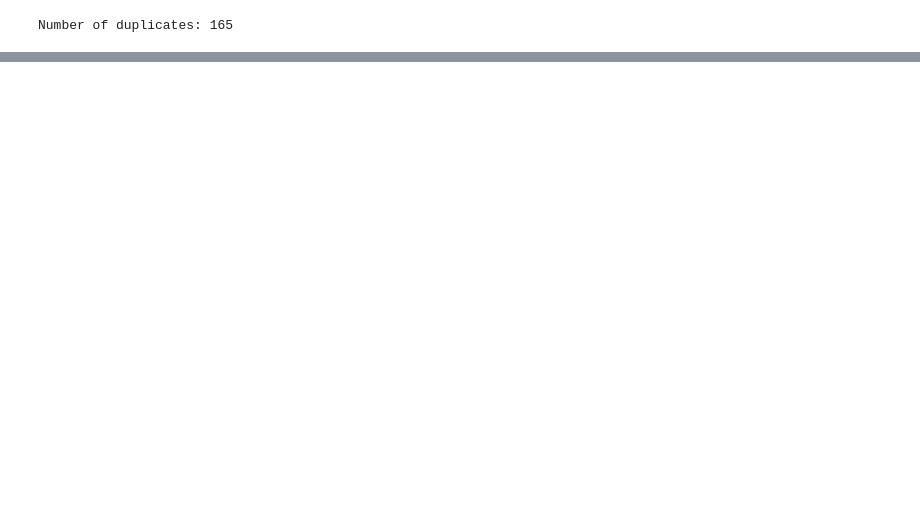
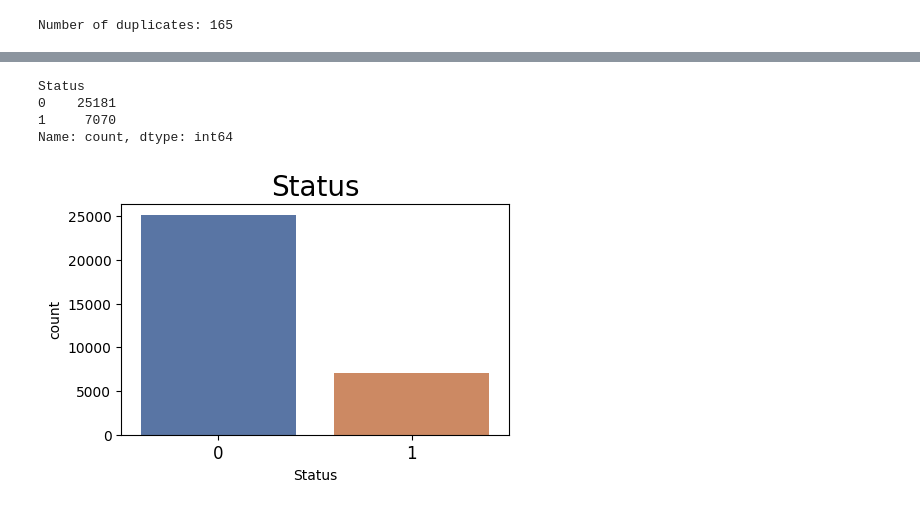
Before and after one commit to rujjal/credit-risk-analysis, a Jupyter notebook: credit-risk-analysis.ipynb, the cells around one changed output, grey strips where cells are left out. Drawn from its saved outputs; the diff is of its cells as text; code cells hidden in the pictures; blank space fills up the shorter version.

```diff
--- a/credit-risk-analysis.ipynb
+++ b/credit-risk-analysis.ipynb
@@ -97,3 +113,6 @@ data.drop(columns=["Id"],axis=1, inplace = True)
 print("Number of duplicates: " + str(data.duplicated().sum()))
 # %% [output]
 Number of duplicates: 165
+# %%
+# Dropping ALL duplicate values
+data.drop_duplicates(keep=False,inplace=True)
@@ -99,0 +135,18 @@ Number of duplicates: 165
+# %%
+# Check the unique values and frequency for 'Status'
+data['Status'].value_counts()
+# %% [output]
+Status
+0    25181
+1     7070
+Name: count, dtype: int64
+# %%
+# Status - Target Feature
+
+fig, ax = plt.subplots(figsize=(5, 3))
+sns.countplot(x=data["Status"], palette="deep")
+plt.title('Status', fontsize = 20)
+plt.xticks(fontsize = 12)
+plt.show()
+# %% [output]
+[figure, added]
```
Also changed, not shown: parts of 13 cells of this notebook, 1 other file.
